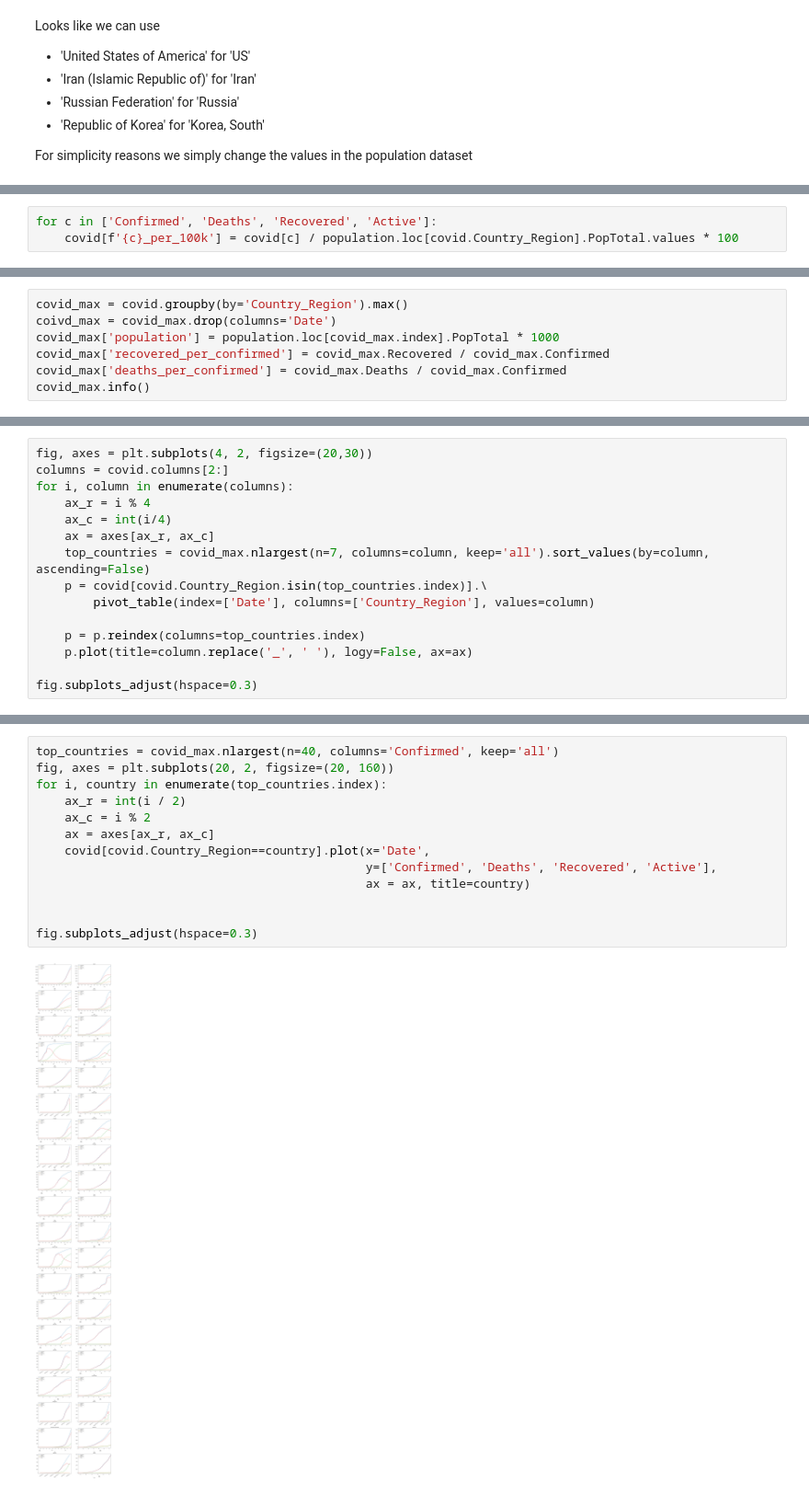
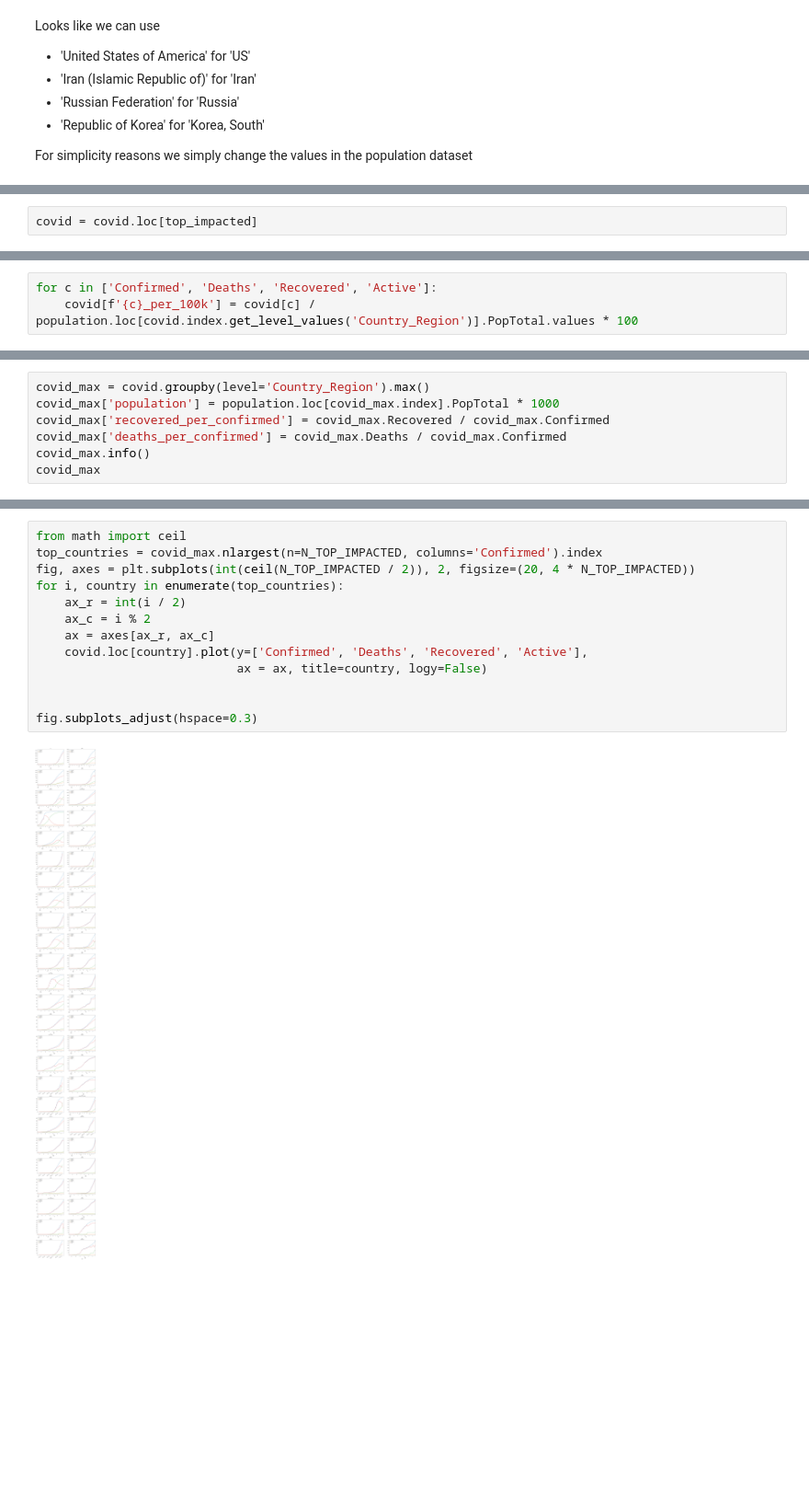
Before and after one commit to jeokrohn/coviddata, a Jupyter notebook: playground.ipynb, the cells around one changed output, grey strips where cells are left out. Shown at 92% size. Saved outputs shown, nothing was run; the diff lists cells and outputs as text; blank space fills up the shorter version.

Commit message:
using indexed data frames, rolling differences, new data

```diff
--- a/playground.ipynb
+++ b/playground.ipynb
@@ -410,0 +425,2 @@ covid = covid[covid.Country_Region.isin(top_impacted.index)]
+# %%
+covid = covid.loc[top_impacted]
@@ -411,6 +429,6 @@ covid = covid[covid.Country_Region.isin(top_impacted.index)]
 # %%
 for c in ['Confirmed', 'Deaths', 'Recovered', 'Active']:
-    covid[f'{c}_per_100k'] = covid[c] / population.loc[covid.Country_Region].PopTotal.values * 100
+    covid[f'{c}_per_100k'] = covid[c] / population.loc[covid.index.get_level_values('Country_Region')].PopTotal.values * 100
 # %%
 covid.info()
 # %% [output]
@@ -434,9 +460,9 @@ memory usage: 208.2+ KB
 # %%
-covid_max = covid.groupby(by='Country_Region').max()
-coivd_max = covid_max.drop(columns='Date')
+covid_max = covid.groupby(level='Country_Region').max()
 covid_max['population'] = population.loc[covid_max.index].PopTotal * 1000
 covid_max['recovered_per_confirmed'] = covid_max.Recovered / covid_max.Confirmed
 covid_max['deaths_per_confirmed'] = covid_max.Deaths / covid_max.Confirmed
 covid_max.info()
+covid_max
 # %% [output]
 <class 'pandas.core.frame.DataFrame'>
@@ -597,15 +584,0 @@ for column in columns:
-# %%
-fig, axes = plt.subplots(4, 2, figsize=(20,30))
-columns = covid.columns[2:]
-for i, column in enumerate(columns):
-    ax_r = i % 4
-    ax_c = int(i/4)
-    ax = axes[ax_r, ax_c]
-    top_countries = covid_max.nlargest(n=7, columns=column, keep='all').sort_values(by=column, ascending=False)
-    p = covid[covid.Country_Region.isin(top_countries.index)].\
-        pivot_table(index=['Date'], columns=['Country_Region'], values=column)
-
-    p = p.reindex(columns=top_countries.index)
-    p.plot(title=column.replace('_', ' '), logy=False, ax=ax)
-
-fig.subplots_adjust(hspace=0.3)
@@ -619,15 +585,15 @@ covid[covid.Country_Region=='Germany'].plot(x='Date',y=['Confirmed', 'Deaths', '
 # %%
-top_countries = covid_max.nlargest(n=40, columns='Confirmed', keep='all')
-fig, axes = plt.subplots(20, 2, figsize=(20, 160))
-for i, country in enumerate(top_countries.index):
+from math import ceil
+top_countries = covid_max.nlargest(n=N_TOP_IMPACTED, columns='Confirmed').index
+fig, axes = plt.subplots(int(ceil(N_TOP_IMPACTED / 2)), 2, figsize=(20, 4 * N_TOP_IMPACTED))
+for i, country in enumerate(top_countries):
     ax_r = int(i / 2)
     ax_c = i % 2
     ax = axes[ax_r, ax_c]
-    covid[covid.Country_Region==country].plot(x='Date',
-                                              y=['Confirmed', 'Deaths', 'Recovered', 'Active'],
-                                              ax = ax, title=country)
+    covid.loc[country].plot(y=['Confirmed', 'Deaths', 'Recovered', 'Active'],
+                            ax = ax, title=country, logy=False)
 
 
 fig.subplots_adjust(hspace=0.3)
 # %% [output]
-[figure, old version]
+[figure, new version]
```
Also changed, not shown: parts of 41 cells of this notebook, 1 other file.
